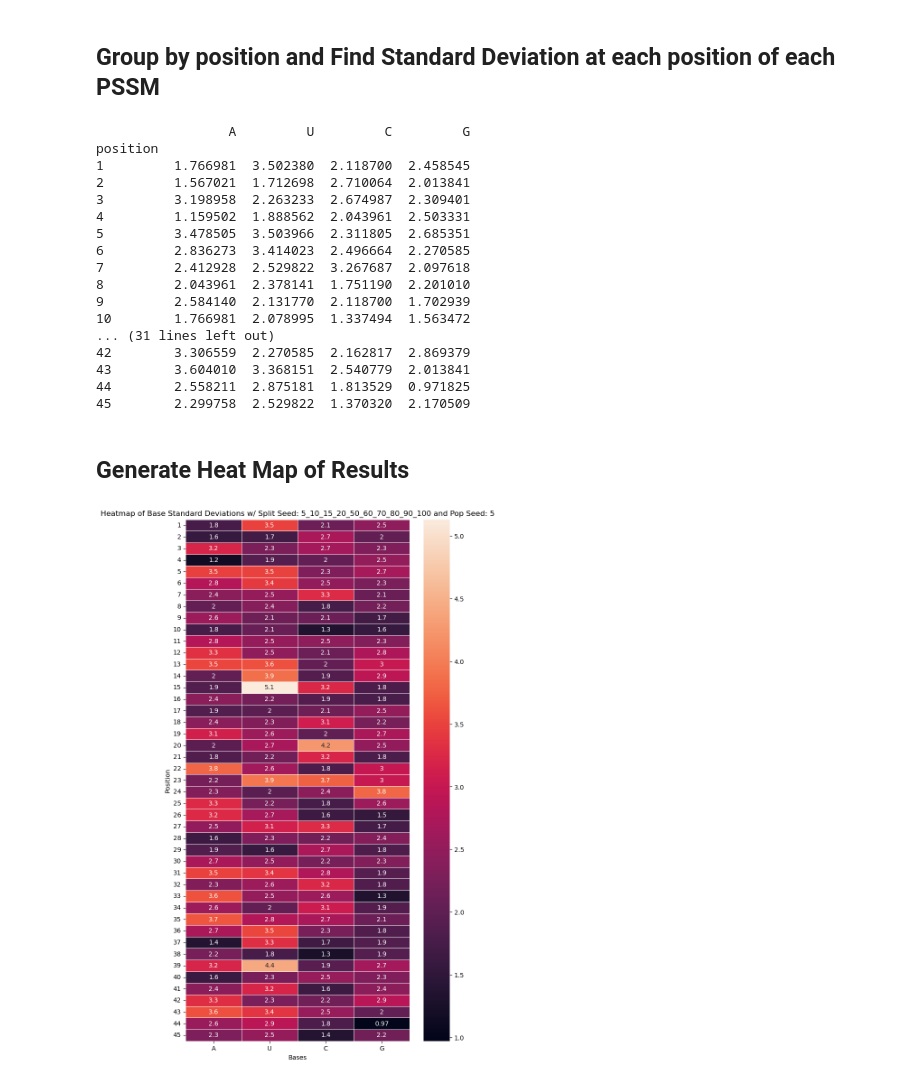
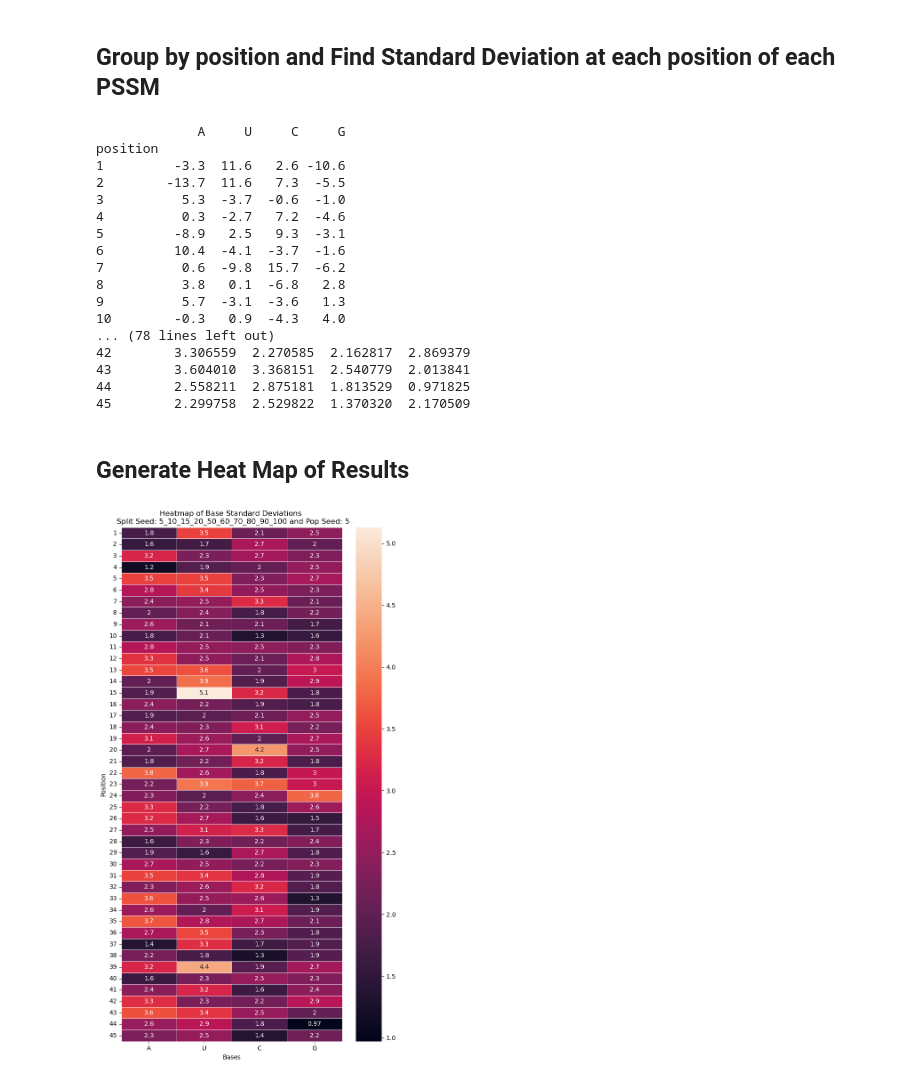
Before and after one commit to atalantatx/atx-genespec, a Jupyter notebook: PSSM_rep/generate_stddev_heat_map.ipynb, the cells around one changed output. Saved outputs shown, nothing was run; the diff lists cells and outputs as text; code cells hidden in the pictures.

Commit message:
DSDAI-48 Adding the updated mean heatmap and first draft of barplot

```diff
--- a/PSSM_rep/generate_stddev_heat_map.ipynb
+++ b/PSSM_rep/generate_stddev_heat_map.ipynb
@@ -45,22 +47,24 @@ grouped = concatenated_df.groupby(by="position")
 
 # Find the standard deviation of each base by position
 grouped_stddev = grouped[['A', 'U', 'C', 'G']].apply(lambda x: x.std())
+grouped_mean = grouped[['A', 'U', 'C', 'G']].apply(lambda x: x.mean())
 
+print(grouped_mean)
 print(grouped_stddev)
 # %% [output]
-                 A         U         C         G
+             A     U     C     G
 position
-1         1.766981  3.502380  2.118700  2.458545
-2         1.567021  1.712698  2.710064  2.013841
-3         3.198958  2.263233  2.674987  2.309401
-4         1.159502  1.888562  2.043961  2.503331
-5         3.478505  3.503966  2.311805  2.685351
-6         2.836273  3.414023  2.496664  2.270585
-7         2.412928  2.529822  3.267687  2.097618
-8         2.043961  2.378141  1.751190  2.201010
-9         2.584140  2.131770  2.118700  1.702939
-10        1.766981  2.078995  1.337494  1.563472
-... (31 lines left out)
+1         -3.3  11.6   2.6 -10.6
+2        -13.7  11.6   7.3  -5.5
+3          5.3  -3.7  -0.6  -1.0
+4          0.3  -2.7   7.2  -4.6
+5         -8.9   2.5   9.3  -3.1
+6         10.4  -4.1  -3.7  -1.6
+7          0.6  -9.8  15.7  -6.2
+8          3.8   0.1  -6.8   2.8
+9          5.7  -3.1  -3.6   1.3
+10        -0.3   0.9  -4.3   4.0
+... (78 lines left out)
 42        3.306559  2.270585  2.162817  2.869379
 43        3.604010  3.368151  2.540779  2.013841
 44        2.558211  2.875181  1.813529  0.971825
@@ -70,23 +74,23 @@ position
 # %%
 import seaborn as sns
 import matplotlib.pyplot as plt
 
 plt.figure(figsize=(8, 15))
 svm = sns.heatmap(grouped_stddev, annot=True, linewidths=0.5)
 
 # Customize the plot
-plt.title(f"Heatmap of Base Standard Deviations w/ Split Seed: {new_splits} and Pop Seed: {seed[0]}")
+plt.title(f"Heatmap of Base Standard Deviations \n Split Seed: {new_splits} and Pop Seed: {seed[0]}")
 plt.xlabel("Bases")
 plt.ylabel("Position")
 plt.xticks(rotation=0)
 plt.yticks(rotation=0)
 
 # Show the plot
 plt.show()
 
 figure = svm.get_figure()
 # Save the plot
 outfile = f"heatmaps/heatmap_bdna_data_KL25082020_split_seed-{new_splits}_pop_seed-{seed[0]}.png"
 figure.savefig(outfile)
 # %% [output]
-[figure, old version]
+[figure, new version]
```
Also changed, not shown: parts of 3 cells of this notebook, 4 other files.
